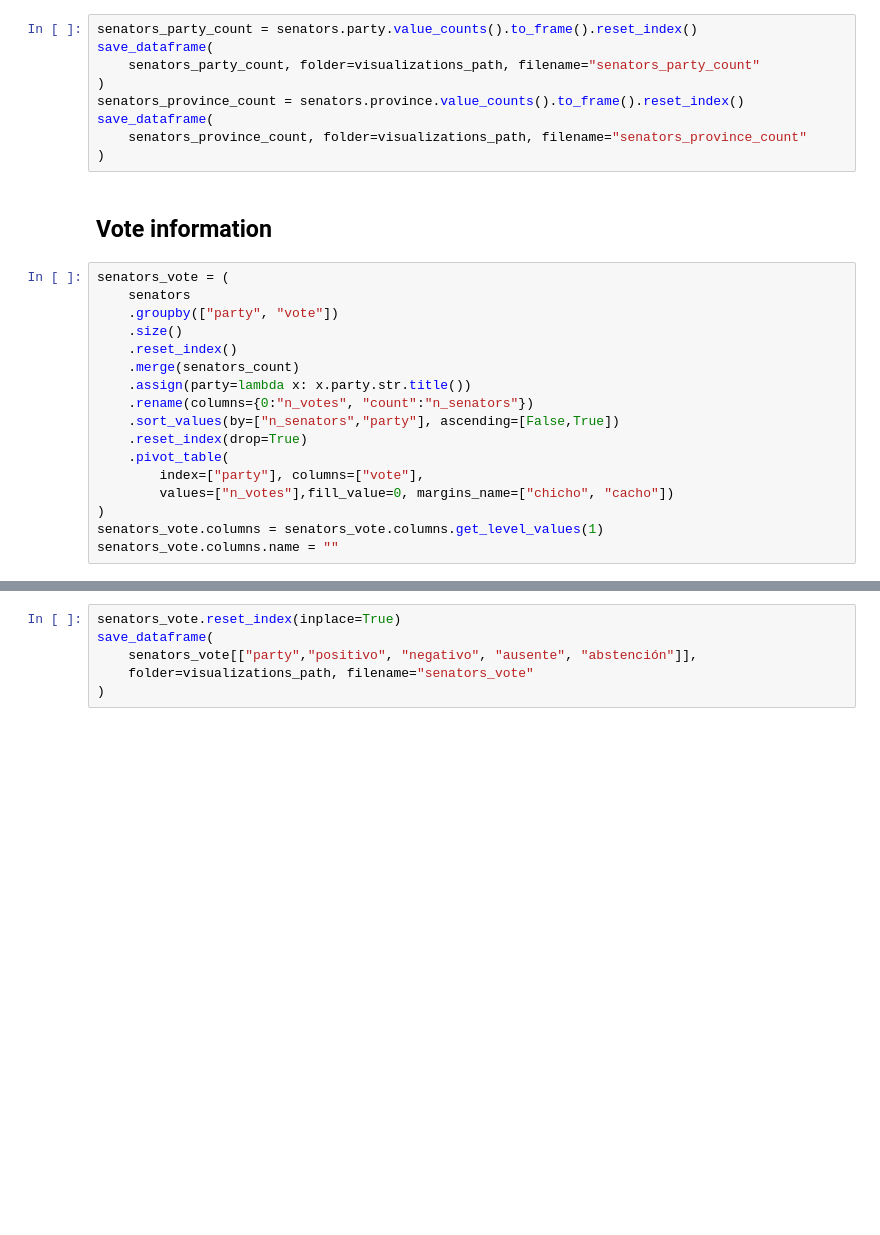
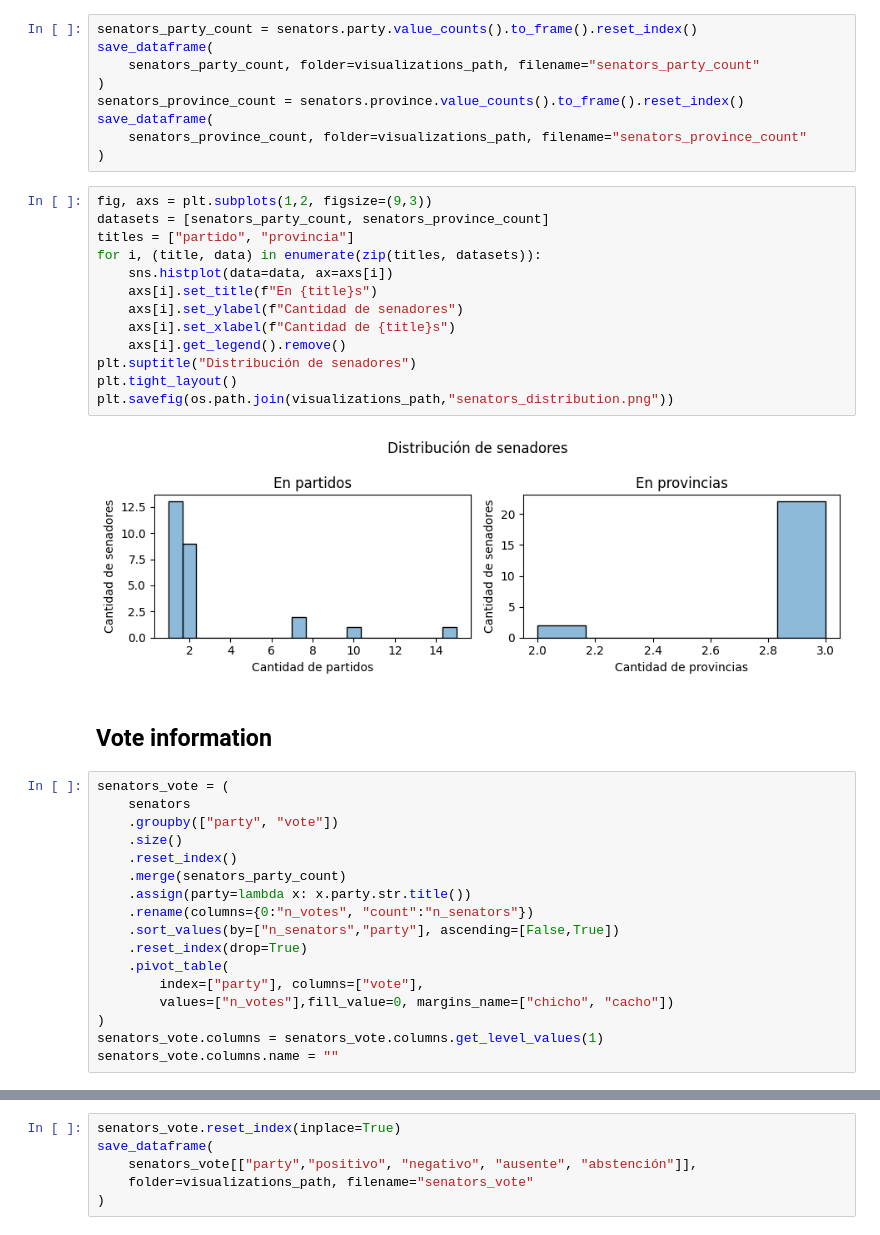
Before and after one commit to macfernandez/eddc-specialization-project, a Jupyter notebook: notebooks/02-data-visualization.ipynb, the cells around one changed output, grey strips where cells are left out. Saved outputs shown, nothing was run; the diff lists cells and outputs as text; blank space fills up the shorter version.

```diff
--- a/notebooks/02-data-visualization.ipynb
+++ b/notebooks/02-data-visualization.ipynb
@@ -38,6 +48,21 @@ senators_province_count = senators.province.value_counts().to_frame().reset_inde
 save_dataframe(
     senators_province_count, folder=visualizations_path, filename="senators_province_count"
 )
+# %%
+fig, axs = plt.subplots(1,2, figsize=(9,3))
+datasets = [senators_party_count, senators_province_count]
+titles = ["partido", "provincia"]
+for i, (title, data) in enumerate(zip(titles, datasets)):
+    sns.histplot(data=data, ax=axs[i])
+    axs[i].set_title(f"En {title}s")
+    axs[i].set_ylabel(f"Cantidad de senadores")
+    axs[i].set_xlabel(f"Cantidad de {title}s")
+    axs[i].get_legend().remove()
+plt.suptitle("Distribución de senadores")
+plt.tight_layout()
+plt.savefig(os.path.join(visualizations_path,"senators_distribution.png"))
+# %% [output]
+[figure, added]
 # %% [markdown]
 ## Vote information
 # %%
@@ -46,7 +71,7 @@ senators_vote = (
     .groupby(["party", "vote"])
     .size()
     .reset_index()
-    .merge(senators_count)
+    .merge(senators_party_count)
     .assign(party=lambda x: x.party.str.title())
     .rename(columns={0:"n_votes", "count":"n_senators"})
     .sort_values(by=["n_senators","party"], ascending=[False,True])
```
Also changed, not shown: parts of 7 cells of this notebook, 2 other files.
